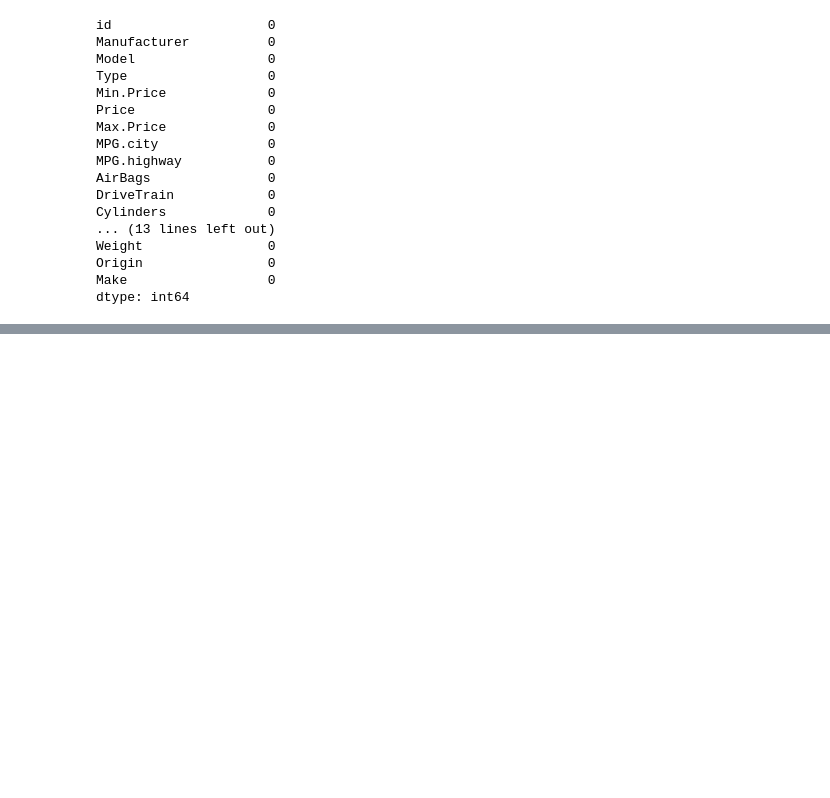
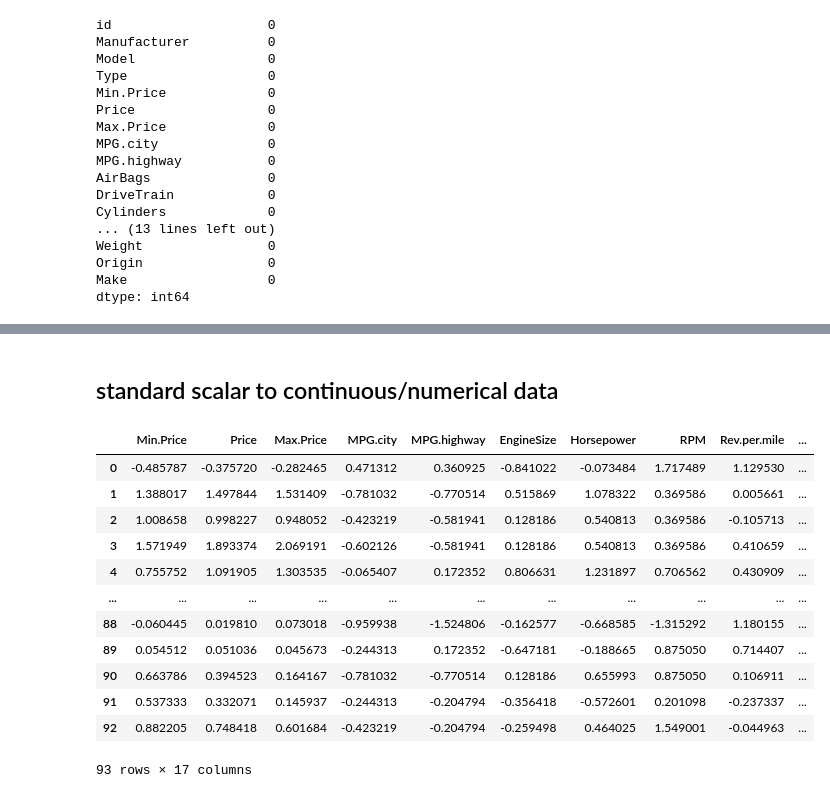
Before and after one commit to Vaishnavip1234/machine-learning, a Jupyter notebook: data preprocessing/datapreprocessing.ipynb, the cells around one changed output, grey strips where cells are left out. Saved outputs shown, nothing was run; the diff lists cells and outputs as text; code cells hidden in the pictures; blank space fills up the shorter version.

Commit message:
preprocessing data

```diff
--- a/data preprocessing/datapreprocessing.ipynb
+++ b/data preprocessing/datapreprocessing.ipynb
@@ -101,0 +197,2 @@ df.to_csv('filled_cars93.csv',index=False)
+# %% [markdown]
+## standard scalar to continuous/numerical data
@@ -101,0 +201,20 @@ df.to_csv('filled_cars93.csv',index=False)
+# %%
+scalar=StandardScaler().set_output(transform='pandas')
+# %%
+x_con_pre=scalar.fit_transform(x_con)
+# %%
+x_con_pre
+# %% [output]
+|  | Min.Price | Price | Max.Price | MPG.city | MPG.highway | EngineSize | Horsepower | RPM | Rev.per.mile | ... |
+| 0 | -0.485787 | -0.375720 | -0.282465 | 0.471312 | 0.360925 | -0.841022 | -0.073484 | 1.717489 | 1.129530 | ... |
+| 1 | 1.388017 | 1.497844 | 1.531409 | -0.781032 | -0.770514 | 0.515869 | 1.078322 | 0.369586 | 0.005661 | ... |
+| 2 | 1.008658 | 0.998227 | 0.948052 | -0.423219 | -0.581941 | 0.128186 | 0.540813 | 0.369586 | -0.105713 | ... |
+| 3 | 1.571949 | 1.893374 | 2.069191 | -0.602126 | -0.581941 | 0.128186 | 0.540813 | 0.369586 | 0.410659 | ... |
+| 4 | 0.755752 | 1.091905 | 1.303535 | -0.065407 | 0.172352 | 0.806631 | 1.231897 | 0.706562 | 0.430909 | ... |
+| ... | ... | ... | ... | ... | ... | ... | ... | ... | ... | ... |
+| 88 | -0.060445 | 0.019810 | 0.073018 | -0.959938 | -1.524806 | -0.162577 | -0.668585 | -1.315292 | 1.180155 | ... |
+| 89 | 0.054512 | 0.051036 | 0.045673 | -0.244313 | 0.172352 | -0.647181 | -0.188665 | 0.875050 | 0.714407 | ... |
+| 90 | 0.663786 | 0.394523 | 0.164167 | -0.781032 | -0.770514 | 0.128186 | 0.655993 | 0.875050 | 0.106911 | ... |
+| 91 | 0.537333 | 0.332071 | 0.145937 | -0.244313 | -0.204794 | -0.356418 | -0.572601 | 0.201098 | -0.237337 | ... |
+| 92 | 0.882205 | 0.748418 | 0.601684 | -0.423219 | -0.204794 | -0.259498 | 0.464025 | 1.549001 | -0.044963 | ... |
+93 rows × 17 columns
```
Also changed, not shown: parts of 41 cells of this notebook, 3 other files.
